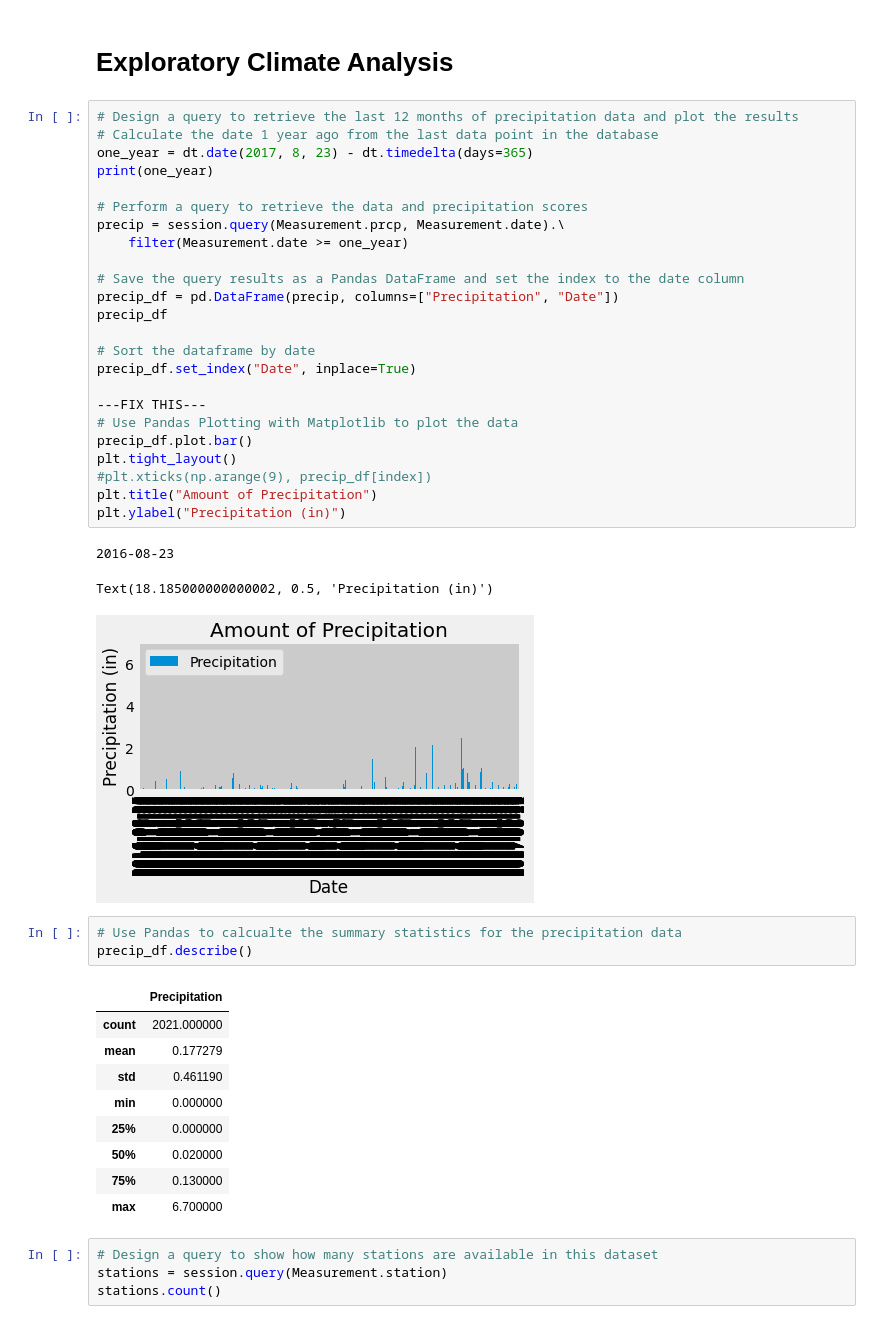
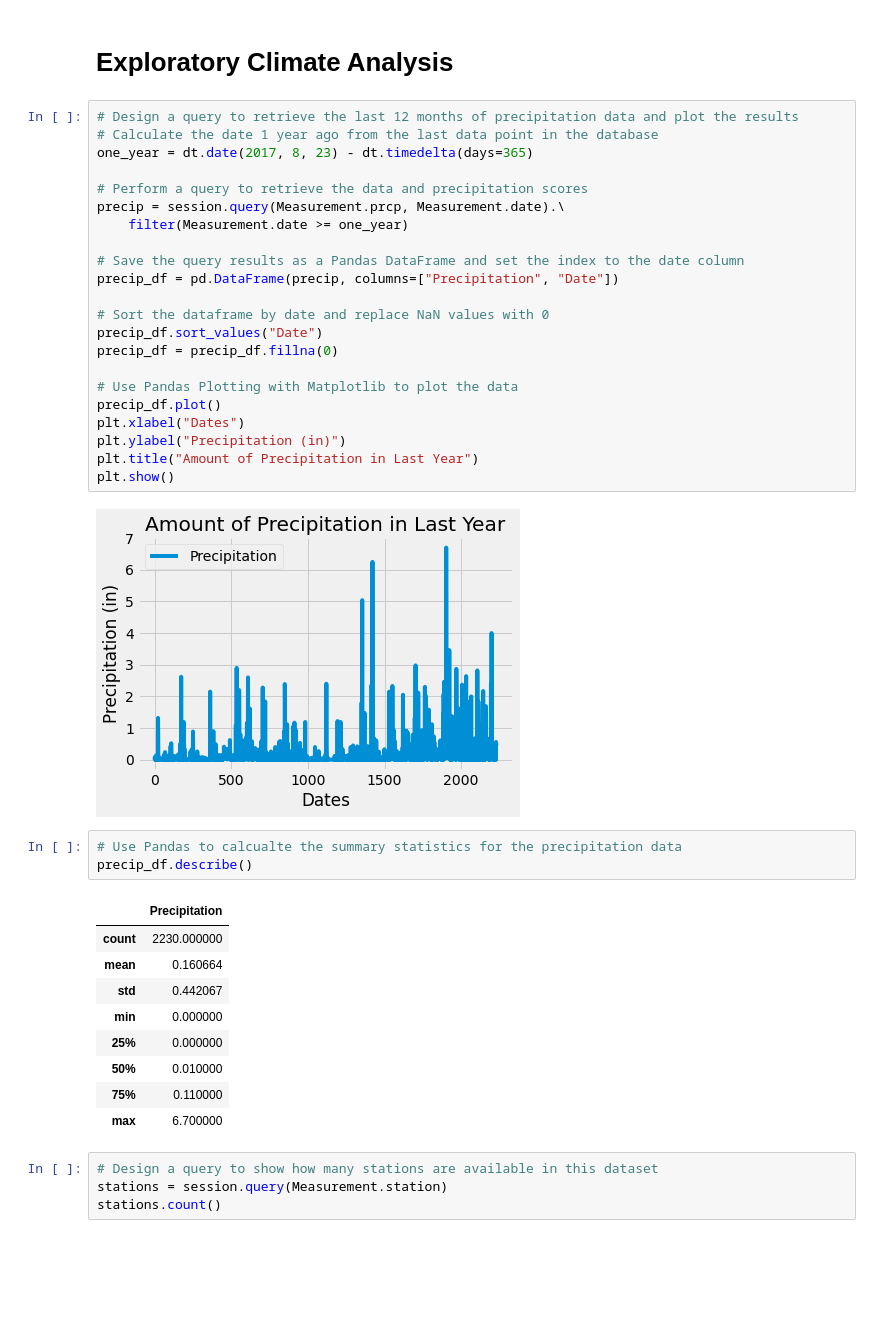
Before and after one commit to rteves0914/Hawaiin_vacation, a Jupyter notebook: climate_starter.ipynb, the cells around one changed output. Saved outputs shown, nothing was run; the diff lists cells and outputs as text; blank space fills up the shorter version.

Commit message:
Created plots

```diff
--- a/climate_starter.ipynb
+++ b/climate_starter.ipynb
@@ -67,43 +67,39 @@ elevation FLOAT
 # %%
 # Design a query to retrieve the last 12 months of precipitation data and plot the results
 # Calculate the date 1 year ago from the last data point in the database
 one_year = dt.date(2017, 8, 23) - dt.timedelta(days=365)
-print(one_year)
 
 # Perform a query to retrieve the data and precipitation scores
 precip = session.query(Measurement.prcp, Measurement.date).\
     filter(Measurement.date >= one_year)
 
 # Save the query results as a Pandas DataFrame and set the index to the date column
 precip_df = pd.DataFrame(precip, columns=["Precipitation", "Date"])
-precip_df
 
-# Sort the dataframe by date
-precip_df.set_index("Date", inplace=True)
+# Sort the dataframe by date and replace NaN values with 0
+precip_df.sort_values("Date")
+precip_df = precip_df.fillna(0)
 
----FIX THIS---
 # Use Pandas Plotting with Matplotlib to plot the data
-precip_df.plot.bar()
-plt.tight_layout()
-#plt.xticks(np.arange(9), precip_df[index])
-plt.title("Amount of Precipitation")
+precip_df.plot()
+plt.xlabel("Dates")
 plt.ylabel("Precipitation (in)")
+plt.title("Amount of Precipitation in Last Year")
+plt.show()
 # %% [output]
-2016-08-23
-Text(18.185000000000002, 0.5, 'Precipitation (in)')
-[figure, old version]
+[figure, new version]
 # %%
 # Use Pandas to calcualte the summary statistics for the precipitation data
 precip_df.describe()
 # %% [output]
 |  | Precipitation |
-| count | 2021.000000 |
-| mean | 0.177279 |
-| std | 0.461190 |
+| count | 2230.000000 |
+| mean | 0.160664 |
+| std | 0.442067 |
 | min | 0.000000 |
 | 25% | 0.000000 |
-| 50% | 0.020000 |
-| 75% | 0.130000 |
+| 50% | 0.010000 |
+| 75% | 0.110000 |
 | max | 6.700000 |
 # %%
 # Design a query to show how many stations are available in this dataset
```
Also changed, not shown: parts of 4 cells of this notebook.
